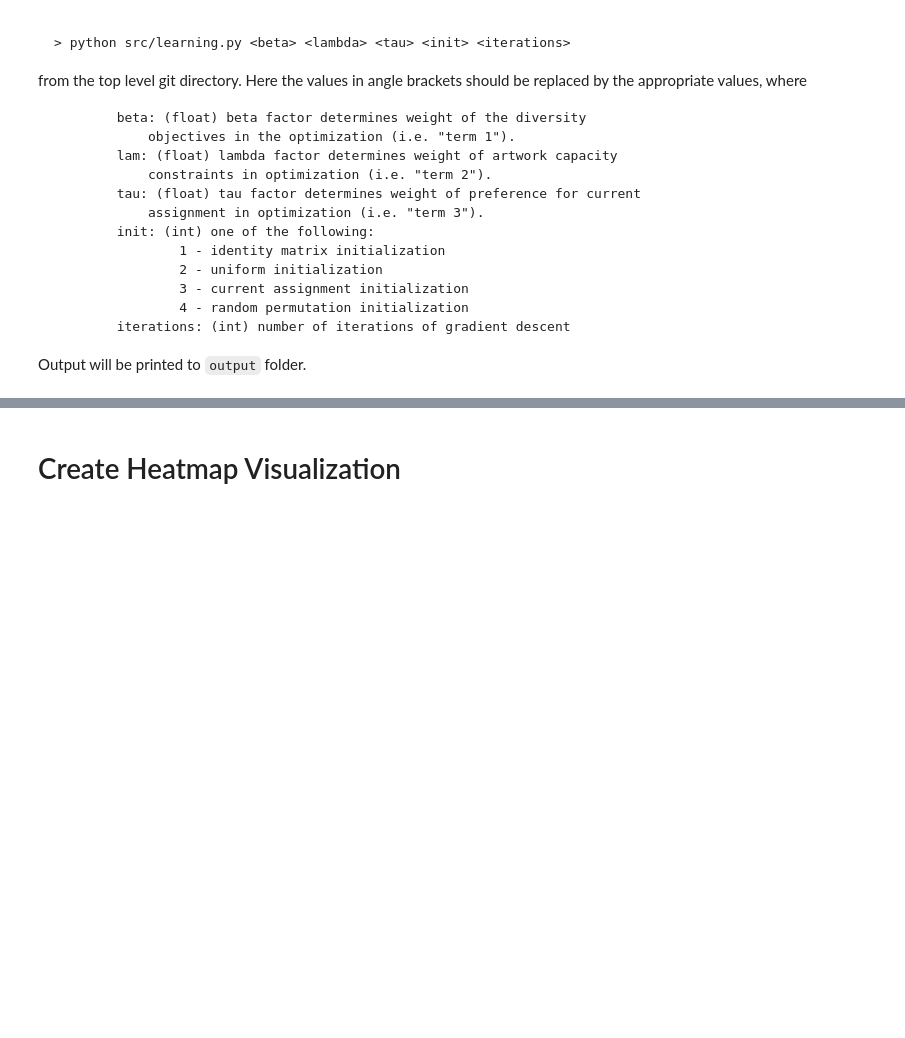
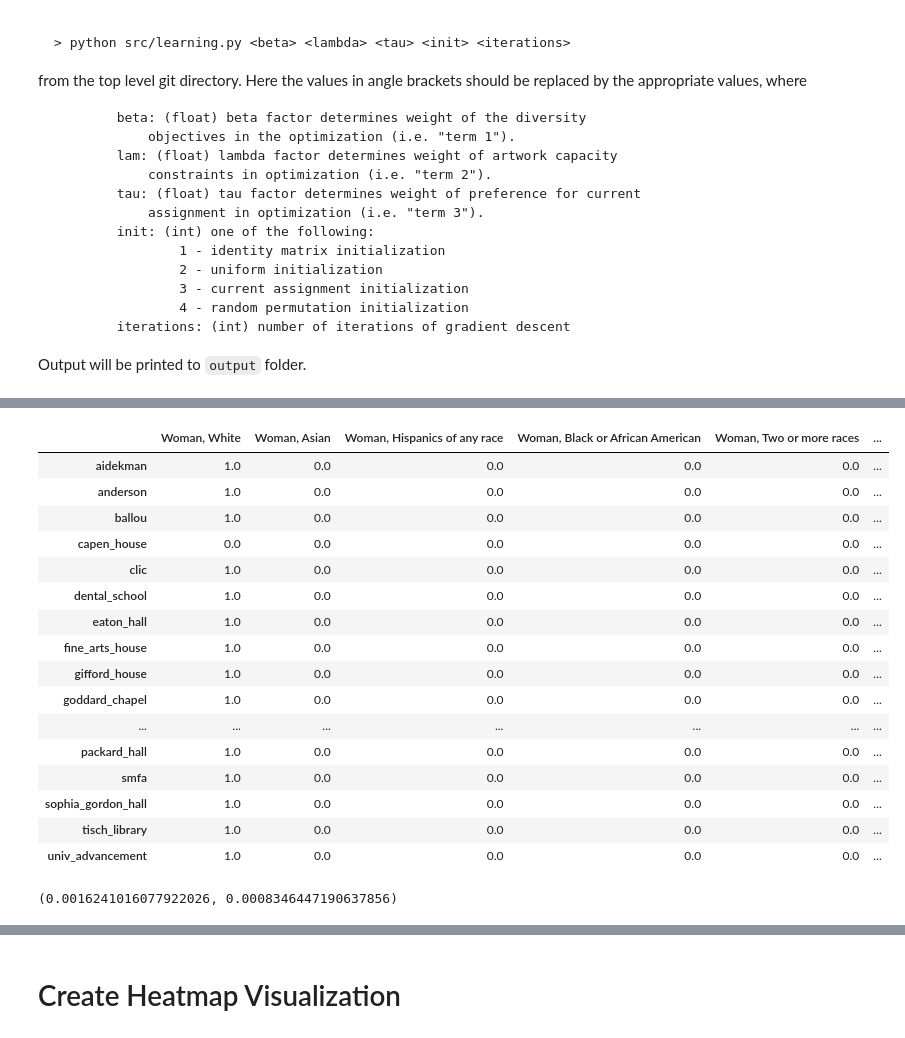
Before and after one commit to annahaensch/OpArt_Curation_Tool, a Jupyter notebook: notebooks/workflow_demo.ipynb, the cells around one changed output, grey strips where cells are left out. Saved outputs shown, nothing was run; the diff lists cells and outputs as text; code cells hidden in the pictures; blank space fills up the shorter version.

```diff
--- a/notebooks/workflow_demo.ipynb
+++ b/notebooks/workflow_demo.ipynb
@@ -86,4 +90,39 @@ art_capacity_df
+# %%
+# Compute full n_buildings x n_artworks cost matrix.
+cost_df = sc.compute_cost_matrix(hall_df = hall_df,
+                                 student_df = student_df,
+                                 art_df = art_df,
+                                 categories = ["gender","race"],
+                                 alpha = -1,
+                                 beta = 1)
+
+cost_df
+# %% [output]
+|  | Woman, White | Woman, Asian | Woman, Hispanics of any race | Woman, Black or African American | Woman, Two or more races | ... |
+| aidekman | 1.0 | 0.0 | 0.0 | 0.0 | 0.0 | ... |
+| anderson | 1.0 | 0.0 | 0.0 | 0.0 | 0.0 | ... |
+| ballou | 1.0 | 0.0 | 0.0 | 0.0 | 0.0 | ... |
+| capen_house | 0.0 | 0.0 | 0.0 | 0.0 | 0.0 | ... |
+| clic | 1.0 | 0.0 | 0.0 | 0.0 | 0.0 | ... |
+| dental_school | 1.0 | 0.0 | 0.0 | 0.0 | 0.0 | ... |
+| eaton_hall | 1.0 | 0.0 | 0.0 | 0.0 | 0.0 | ... |
+| fine_arts_house | 1.0 | 0.0 | 0.0 | 0.0 | 0.0 | ... |
+| gifford_house | 1.0 | 0.0 | 0.0 | 0.0 | 0.0 | ... |
+| goddard_chapel | 1.0 | 0.0 | 0.0 | 0.0 | 0.0 | ... |
+| ... | ... | ... | ... | ... | ... | ... |
+| packard_hall | 1.0 | 0.0 | 0.0 | 0.0 | 0.0 | ... |
+| smfa | 1.0 | 0.0 | 0.0 | 0.0 | 0.0 | ... |
+| sophia_gordon_hall | 1.0 | 0.0 | 0.0 | 0.0 | 0.0 | ... |
+| tisch_library | 1.0 | 0.0 | 0.0 | 0.0 | 0.0 | ... |
+| univ_advancement | 1.0 | 0.0 | 0.0 | 0.0 | 0.0 | ... |
 # %%
 # Compute normalizing constants for lambda and tau
-norm_lam_factor, norm_tau_factor = sc.get_normalizing_constants(art_df = art_df,
-                                                               hall_df = hall_df)
+norm_lam_factor, norm_tau_factor = sc.get_normalizing_constants(
+                                                hall_df = hall_df,
+                                                student_df = student_df,
+                                                art_df = art_df
+                                                               )
+
+norm_lam_factor, norm_tau_factor
+# %% [output]
+(0.0016241016077922026, 0.0008346447190637856)
```
Also changed, not shown: parts of 10 cells of this notebook, 1 other file.
